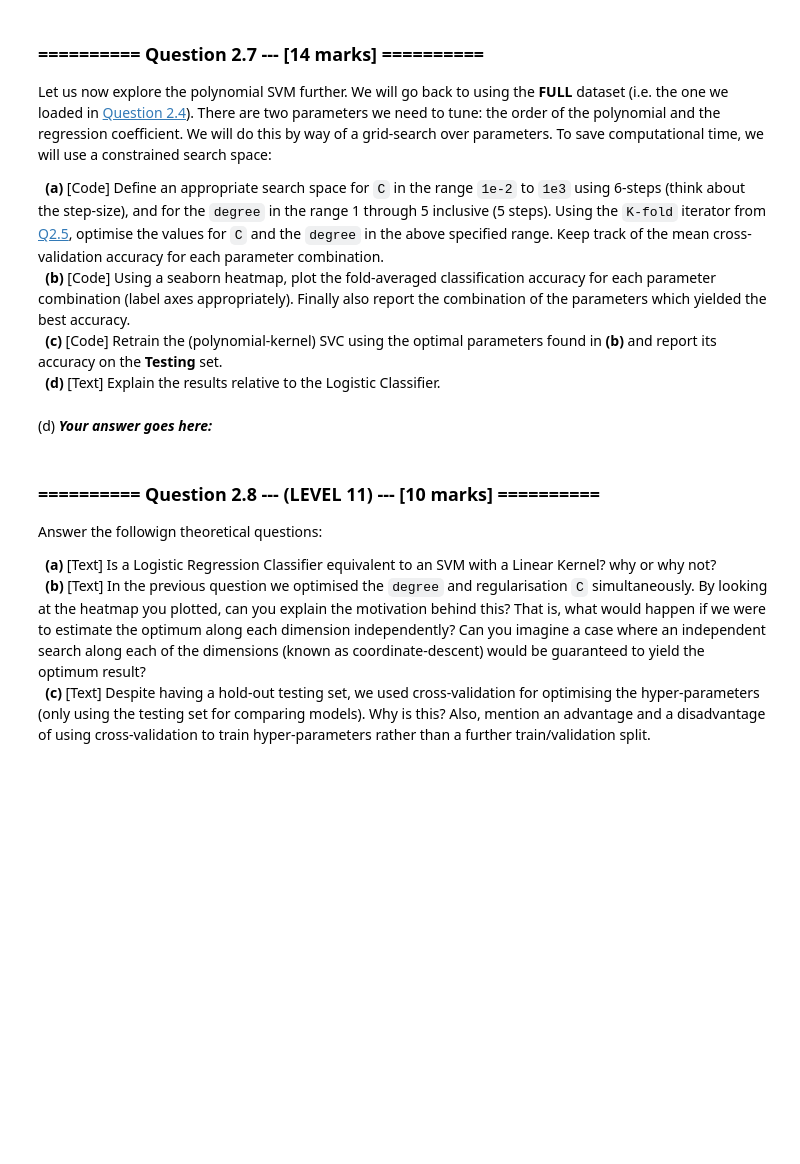
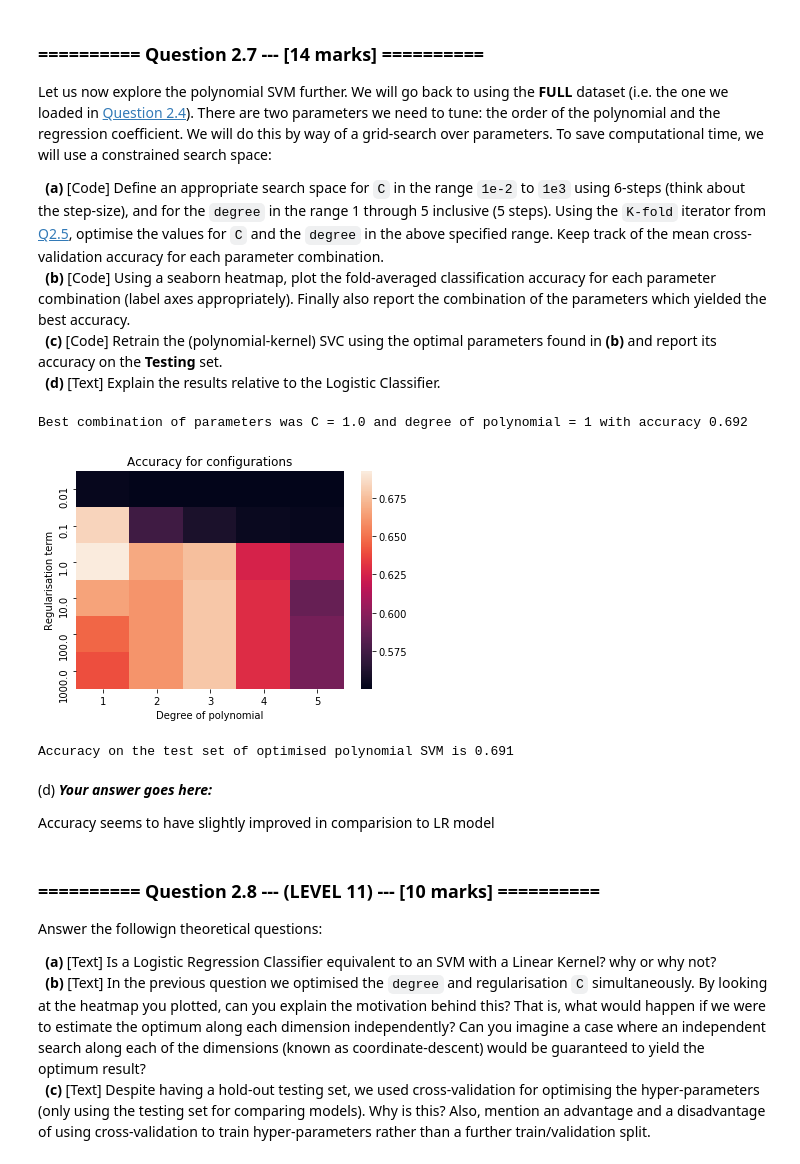
Before and after one commit to ishanparikh/IAML2018, a Jupyter notebook: Assignments/03_A_ObjectRecognition.ipynb, the cells around one changed output. Saved outputs shown, nothing was run; the diff lists cells and outputs as text; code cells hidden in the pictures; blank space fills up the shorter version.

```diff
--- a/Assignments/03_A_ObjectRecognition.ipynb
+++ b/Assignments/03_A_ObjectRecognition.ipynb
@@ -494,5 +528,46 @@ Let us now explore the polynomial SVM further. We will go back to using the **FU
+# %%
+# (a) # Your Code goes here:
+c_val = np.logspace(-2, 3, 6)
+accListMean = np.zeros((6,5))
+accListSd = []
+degree = np.arange(1,6)
+maxMean = 0
+optimalC = c_val[0]
+optimalD =degree[0]
+for i in range(6):
+    for j in range(5):
+        polySVC = SVC(kernel='poly',gamma='auto',degree=degree[j],C = c_val[i])
+        sc = cross_val_score(estimator=polySVC,X=X_train,y=y_train,cv =kf)
+        accListMean [i][j] = np.mean(sc)
+        if maxMean < np.mean(sc) :
+            maxMean = np.mean(sc)
+            optimalC = c_val[i]
+            optimalD = degree[j]
+# %%
+# (b) # Your Code goes here
+ax = sns.heatmap(accListMean)
+ax.set_xlabel('Degree of polynomial')
+ax.set_xticklabels(labels = degree)
+ax.set_yticklabels(labels = c_val)
+ax.set_ylabel('Regularisation term')
+ax.set_title('Accuracy for configurations')
+
+# Report best parameters and associated accuracy
+print("Best combination of parameters was C = " + str(optimalC) + " and degree of polynomial = " + str(optimalD) + " with accuracy {:.3f}".format(maxMean))
+# %% [output]
+Best combination of parameters was C = 1.0 and degree of polynomial = 1 with accuracy 0.692
+[figure, added]
+# %%
+# (c) # Your Code goes here:
+poly_SVC = SVC(kernel='poly',degree=optimalD,C=optimalC)
+poly_SVC.fit(X_train,y_train)
+print('Accuracy on the test set of optimised polynomial SVM is {:.3f}'.format(poly_SVC.score(X_test,y_test)))
+# %% [output]
+Accuracy on the test set of optimised polynomial SVM is 0.691
 # %% [markdown]
 (d) ***Your answer goes here:***
+
+Accuracy seems to have slightly improved in comparision to LR model
 # %% [markdown]
 ### ========== Question 2.8 --- (LEVEL 11) --- [10 marks] ==========
 
```
Also changed, not shown: parts of 38 cells of this notebook, 3 other files.
